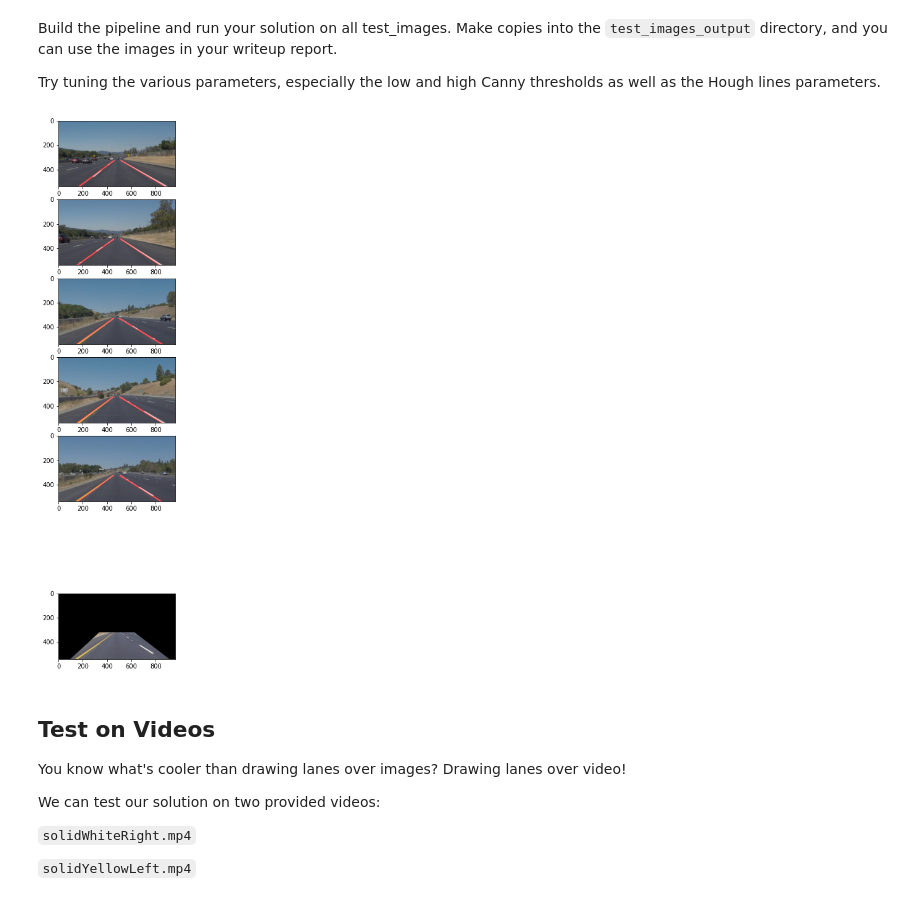
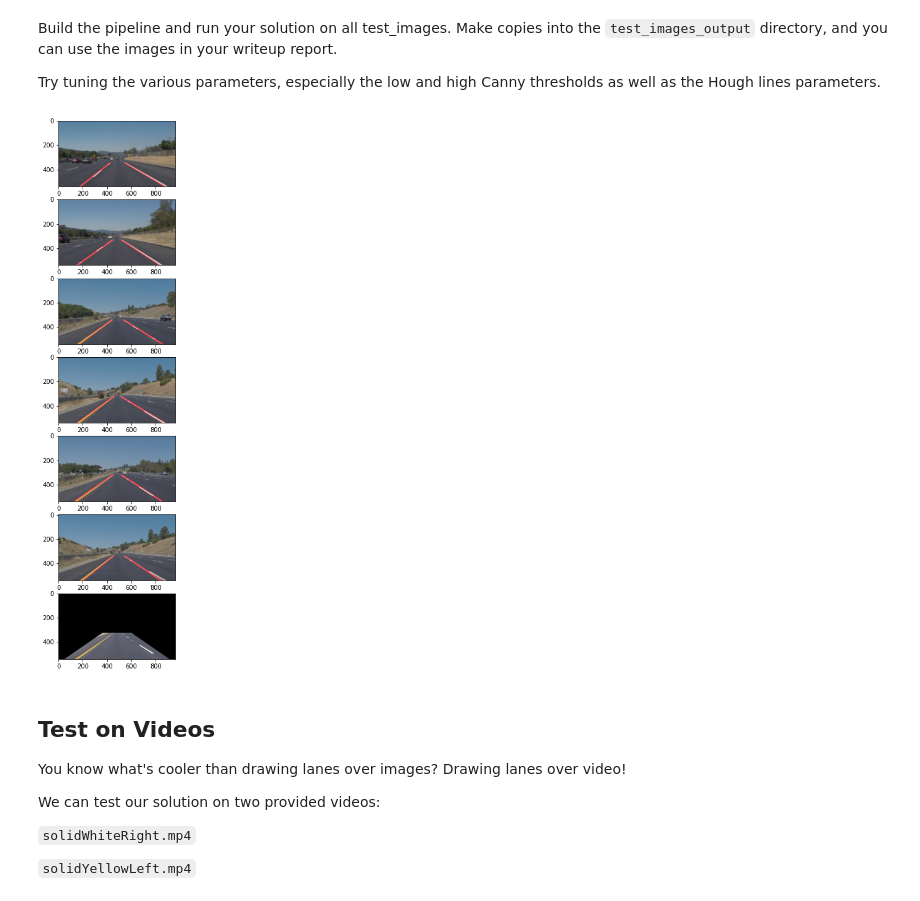
Before and after one commit to haorutoo/CarND-LaneLines-P1, a Jupyter notebook: P1.ipynb, the cells around one changed output. Cells and saved outputs as stored; diff of their text form; code cells hidden in the pictures.

Commit message:
improved writeup and code changes

```diff
--- a/P1.ipynb
+++ b/P1.ipynb
@@ -365,12 +411,12 @@ def default_roi_vertices(img):
 
     lane_center = width // 2
     horizon = height // 2
-    y_top = horizon + 50 #70
+    y_top = horizon + 55 #50 #70
     y_bottom = height
     offset = int(width * .05) # orig 10% of width, change to 5%
-    x_left_top = lane_center - offset*3
-    x_right_top = lane_center + offset*3
-    x_left_bottom = 0 + offset * 2
+    x_left_top = lane_center - offset*2.5
+    x_right_top = lane_center + offset*2.5
+    x_left_bottom = 0 + offset
     x_right_bottom = width - offset
     vertices = ((x_left_top, y_top), (x_right_top, y_top),
             (x_right_bottom, y_bottom), (x_left_bottom, y_bottom))
@@ -423,7 +469,7 @@ def abs_sobel_thresh(img, orient='x', thresh_min=0, thresh_max=255):
 def white_and_yellow_mask(img):
     # must pass in cv2 hsv image
     # creates a mask to detect yellow and white lanes and returns image
-
+    hsv = cv2.cvtColor(img, cv2.COLOR_BGR2HSV)
     # good for 1st solidWhiteRight
     # (hMin = 0 , sMin = 0, vMin = 157), (hMax = 179 , sMax = 25, vMax = 255)
 
@@ -550,80 +596,92 @@ Try tuning the various parameters, especially the low and high Canny thresholds
 def pipeline(img, roi_vertices=None):
     # assume img is read image file and not path
 
+    save_directory = "test_images_output"
+    if not os.path.isdir( save_directory ) :
+        os.mkdir( save_directory )  # make sure the directory exists
+
     # convert to gray scale
     gray = grayscale(img)
-    # hsv = cv2.cvtColor(img, cv2.COLOR_BGR2HSV)
+    # save gray_scale for writeup
+    cv2.imwrite(os.path.join(save_directory, "grayscale.jpg"), gray)
 
-
-    # masked_hor_removed = remove_horizontal_lines(masked)
-
+    masked_hor_removed = remove_horizontal_lines(gray)
+    cv2.imwrite(os.path.join(save_directory, "remove_horizontal_lines.jpg"),
+                masked_hor_removed)
     # # apply blur
     # kernel = 16
     # blur_gray = gaussian_blur(img, kernel)
     # apply blur
     kernel = 9
-    blurred = cv2.medianBlur(gray, kernel)
+    blurred = cv2.medianBlur(masked_hor_removed, kernel)
+    cv2.imwrite(os.path.join(save_directory, "blurred.jpg"), blurred)
+    # masked_img = white_and_yellow_mask(blurred)
 
     # use canny to get edges in region of interest
     lo_thresh = 80
     hi_thresh = 200
     edges = canny(blurred, lo_thresh, hi_thresh)
-
+    cv2.imwrite(os.path.join(save_directory, "canny_edges.jpg"), edges)
     # define vertices for region of interest (can handle gray or color)
     if roi_vertices is None:
         roi_vertices = default_roi_vertices(blurred)
 
     # select region of interest (can handle gray or color)
     roi = region_of_interest(edges, roi_vertices)
-
+    cv2.imwrite(os.path.join(save_directory, "region_of_interest.jpg"), roi)
 
     # # filter out horizontal lines
     # filtered = abs_sobel_thresh(roi, orient='x', thresh_min=20, thresh_max=100)
 
     # apply houghline tranform to edge image in region of interest
-    lines = hough_lines(roi, rho=1, theta=np.pi/180, threshold=3, min_line_len=5, max_line_gap=2)
+    lines = hough_lines(roi, rho=1, theta=np.pi/180, threshold=1, min_line_len=5, max_line_gap=2)
+    cv2.imwrite(os.path.join(save_directory, "hough_lines.jpg"), lines)
     #
     lines_on_image =  weighted_img(lines, img)
+    cv2.imwrite(os.path.join(save_directory, "pipeline_result.jpg"), lines_on_image)
     return lines_on_image
 
 # result = pipeline(image)
 
 # plt.imshow(result)
 images = []
 for file_name in files:
     # print(file_name)
     img_path = directory + file_name
     image = mpimg.imread(img_path)
-    images.append(image)
+    images.append((file_name, image))
 
 w=10
 h=10
 fig=plt.figure(figsize=(16, 16))
 columns = 1
 rows = 7
-for i in range(1, len(images)):
-    img = images[i-1]
-    fig.add_subplot(rows, columns, i)
+for i, (file_name, img) in enumerate(images):
+    fig.add_subplot(rows, columns, i+1)
     result = pipeline(img)
     plt.imshow(result)
+    save_directory = "test_images_output"
+    if not os.path.isdir( save_directory ) :
+        os.mkdir( save_directory )  # make sure the directory exists
+    cv2.imwrite(os.path.join(save_directory, file_name), result)
 
 # define vertices for region of interest (can handle gray or color)
-vertices = default_roi_vertices(images[0])
+vertices = default_roi_vertices(images[0][1])
 # select region of interest (can handle gray or color)
-roi = region_of_interest(images[4], vertices)
+roi = region_of_interest(images[4][1], vertices)
 fig.add_subplot(rows, columns, 7)
 plt.imshow(roi)
 
 plt.show()
 
-image0 = pipeline(images[0])
-image1 = pipeline(images[1])
-image2 = pipeline(images[2])
-image3 = pipeline(images[3])
-image4 = pipeline(images[4])
-image5 = pipeline(images[5])
+image0 = pipeline(images[0][1])
+image1 = pipeline(images[1][1])
+image2 = pipeline(images[2][1])
+image3 = pipeline(images[3][1])
+image4 = pipeline(images[4][1])
+image5 = pipeline(images[5][1])
 # %% [output]
-[figure, old version]
+[figure, new version]
 # %% [markdown]
 ## Test on Videos
 
```
Also changed, not shown: parts of 4 cells of this notebook, 18 other files.
